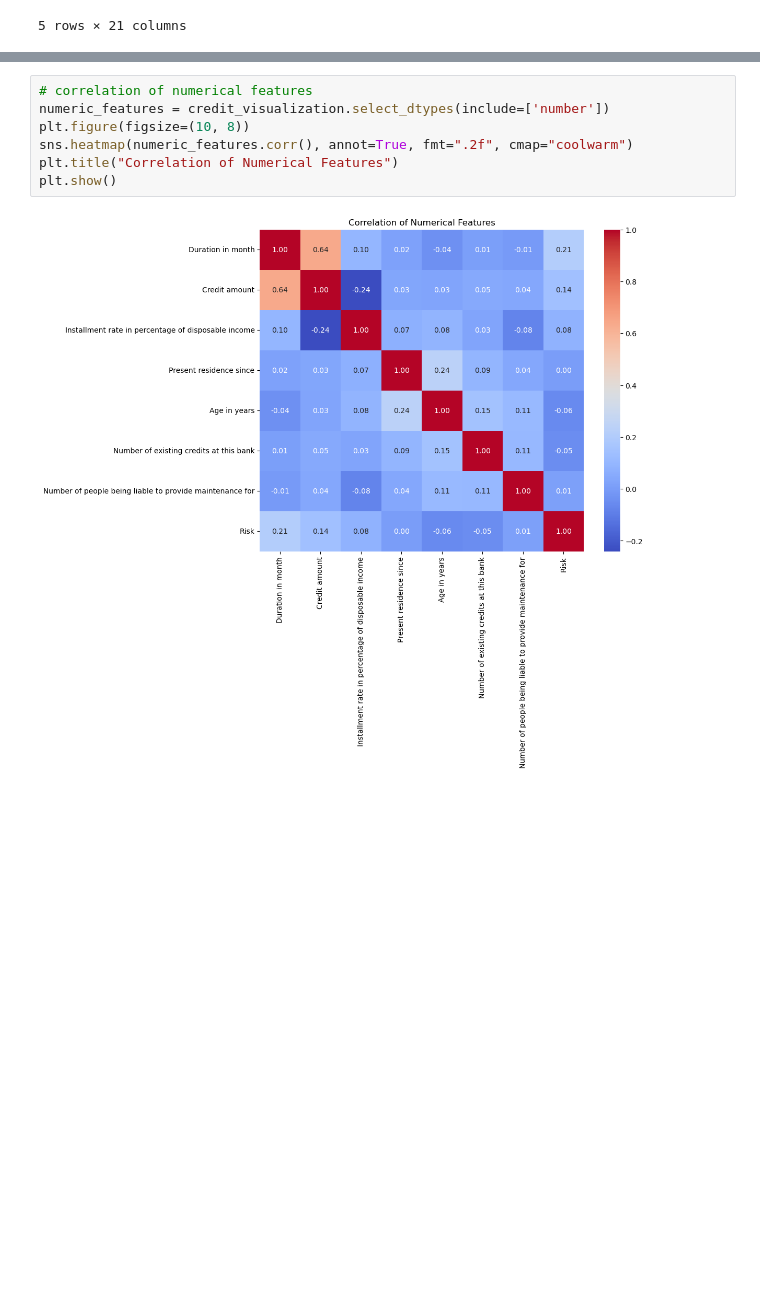
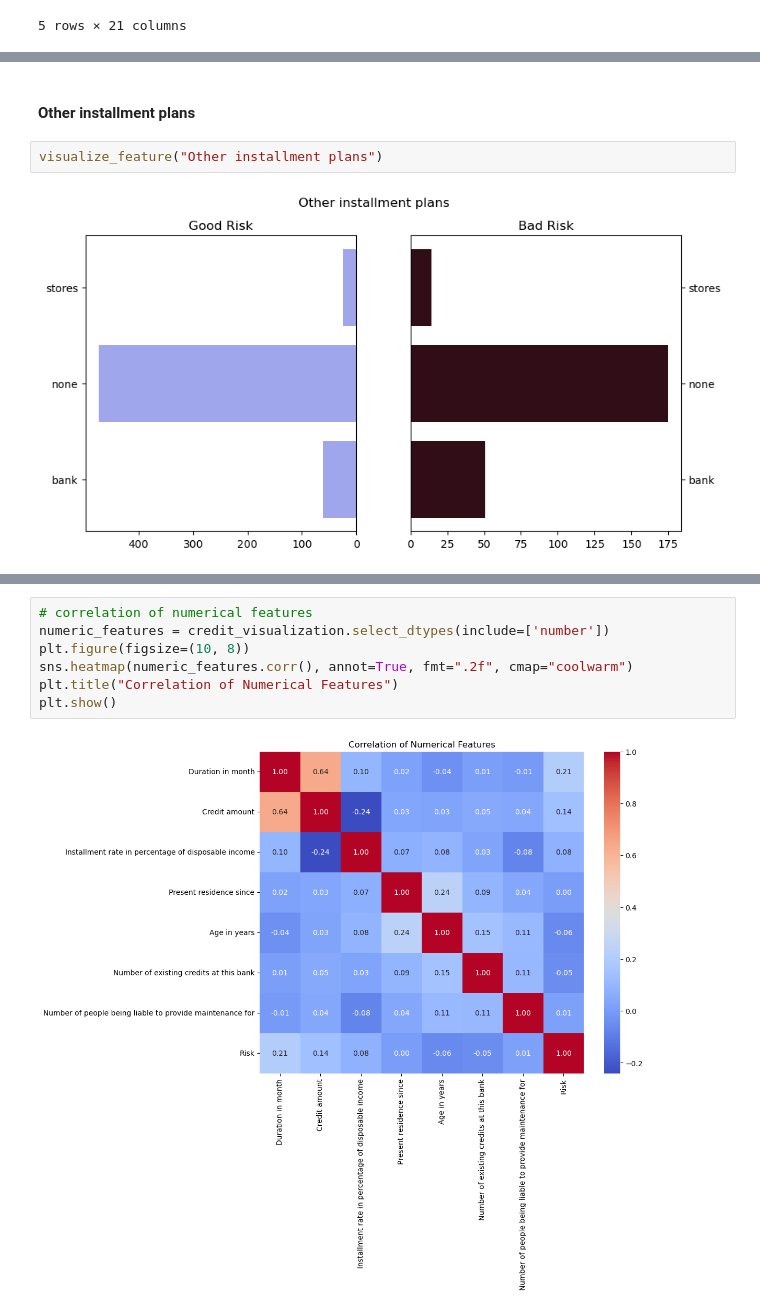
Before and after one commit to mwisechacha/Credit-Risk-Modelling, a Jupyter notebook: credit_risk.ipynb, the cells around one changed output, grey strips where cells are left out. Drawn from its saved outputs; the diff is of its cells as text; blank space fills up the shorter version.

```diff
--- a/credit_risk.ipynb
+++ b/credit_risk.ipynb
@@ -589,0 +622,6 @@ credit_visualization.head()
+# %% [markdown]
+#### Other installment plans
+# %%
+visualize_feature("Other installment plans")
+# %% [output]
+[figure, added]
```
Also changed, not shown: parts of 13 cells of this notebook.
